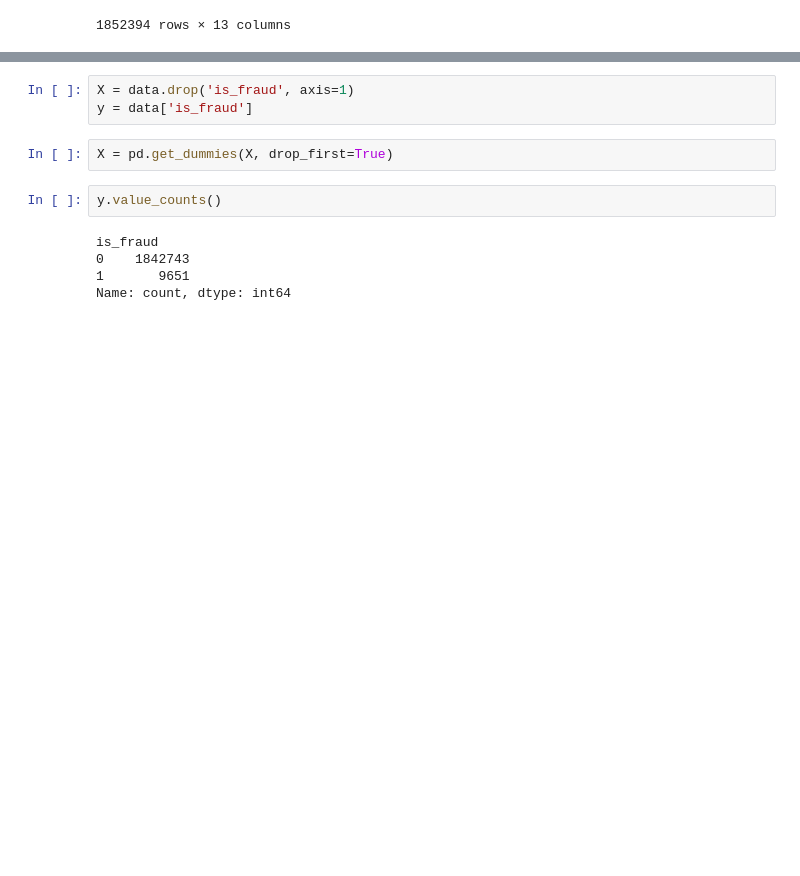
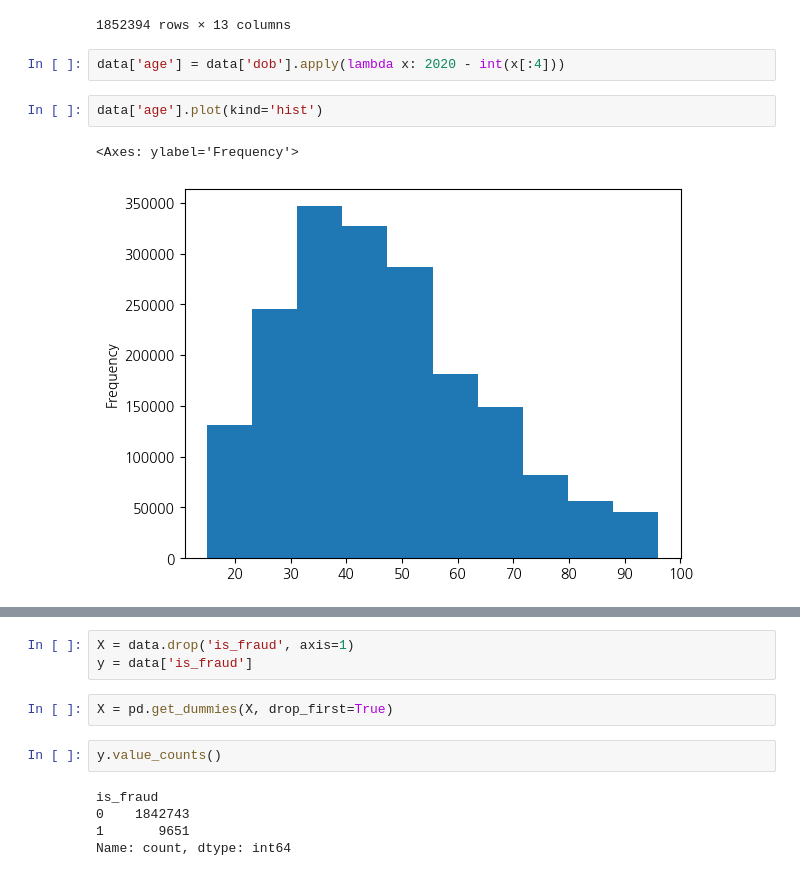
Before and after one commit to haram4th/finech, a Jupyter notebook: 05machine_learning/11지도학습_분류분석_신용카드사기탐지_모델만들기-풀이.ipynb, the cells around one changed output, grey strips where cells are left out. Saved outputs shown, nothing was run; the diff lists cells and outputs as text; blank space fills up the shorter version.

```diff
--- a/05machine_learning/11지도학습_분류분석_신용카드사기탐지_모델만들기-풀이.ipynb
+++ b/05machine_learning/11지도학습_분류분석_신용카드사기탐지_모델만들기-풀이.ipynb
@@ -740,3 +760,10 @@ data
 | 1852392 | fraud_Breitenberg LLC | travel | 7.99 | M | 129 | Cartographer | 1965-12-15 | 0 | 186.94000 | -0.592099 | ... |
 | 1852393 | fraud_Dare-Marvin | entertainment | 38.13 | M | 116001 | Media buyer | 1993-05-10 | 0 | 161.35500 | -0.152588 | ... |
 1852394 rows × 13 columns
+# %%
+data['age'] = data['dob'].apply(lambda x: 2020 - int(x[:4]))
+# %%
+data['age'].plot(kind='hist')
+# %% [output]
+<Axes: ylabel='Frequency'>
+[figure, added]
```
Also changed, not shown: parts of 5 cells of this notebook, 2 other files.
